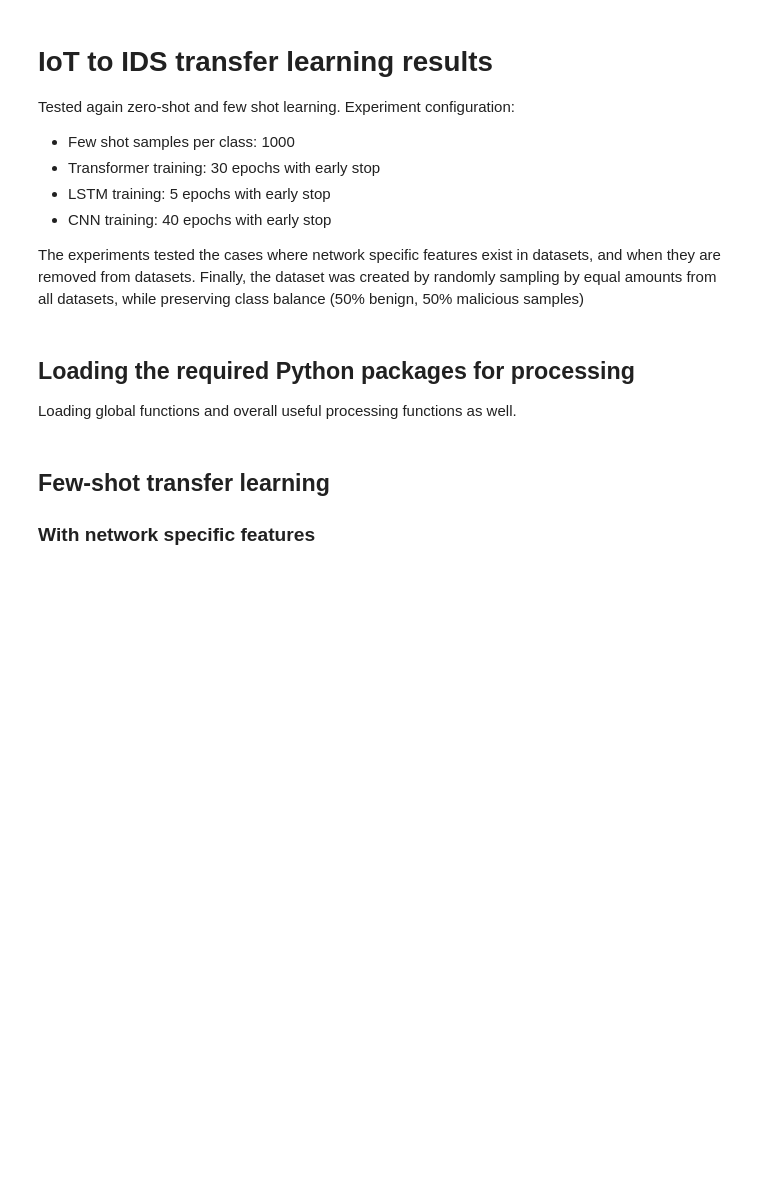
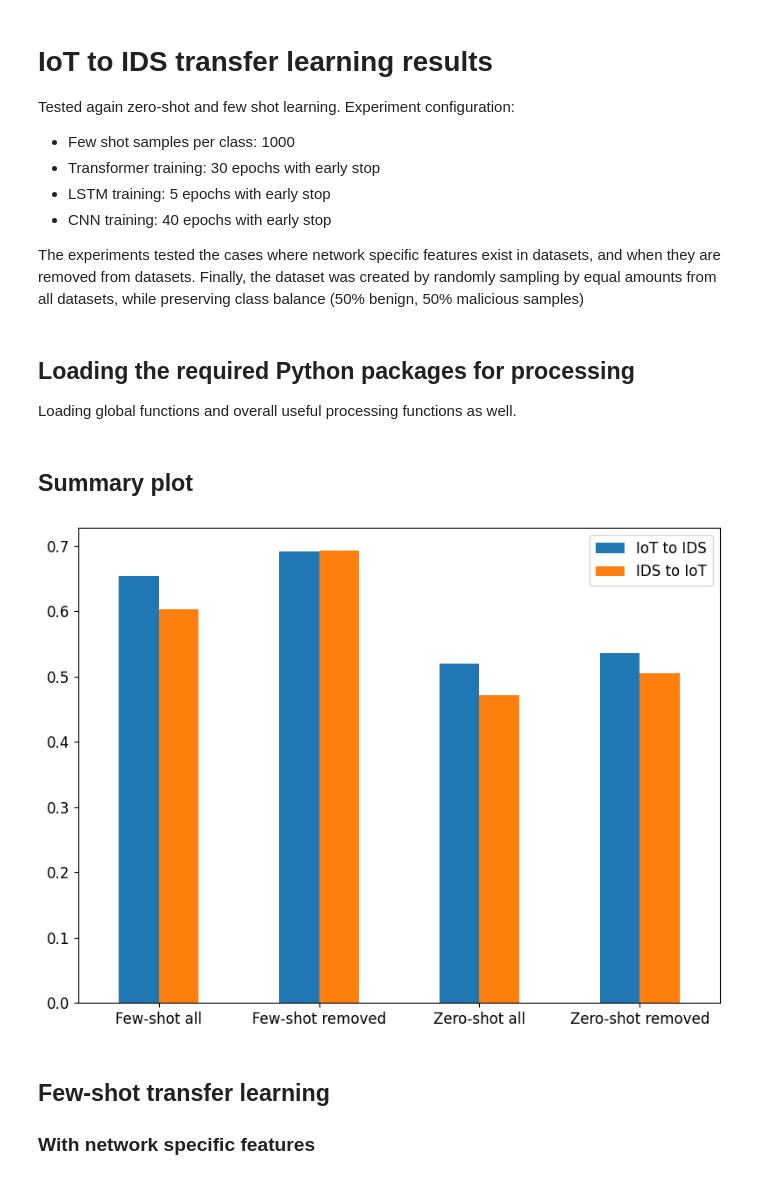
Before and after one commit to thetonk/master-thesis, a Jupyter notebook: notebooks/separate_removed_features/iot-ids-transfer-learning-results.ipynb, the cells around one changed output. Cells and saved outputs as stored; diff of their text form; code cells hidden in the pictures; blank space fills up the shorter version.

Commit message:
add iot-23 data analysis and cross domain TL summary plot

```diff
--- a/notebooks/separate_removed_features/iot-ids-transfer-learning-results.ipynb
+++ b/notebooks/separate_removed_features/iot-ids-transfer-learning-results.ipynb
@@ -19,3 +52,23 @@ RESULTS_DIR = "../../results/reports"
+# %% [markdown]
+## Summary plot
+# %%
+metrics_fs_all_df = create_metrics_df(transformer_fs_all_df, lstm_fs_all_df, cnn_fs_all_df)
+metrics_fs_removed_df = create_metrics_df(transformer_fs_removed_df, lstm_fs_removed_df, cnn_fs_removed_df)
+metrics_zs_all_df = create_metrics_df(transformer_zs_all_df, lstm_zs_all_df, cnn_zs_all_df)
+metrics_zs_removed_df = create_metrics_df(transformer_zs_removed_df, lstm_zs_removed_df, cnn_zs_removed_df)
+
+merged_metrics_df = pd.concat([metrics_fs_all_df.mean(axis=1),
+                               metrics_fs_removed_df.mean(axis=1),
+                               metrics_zs_all_df.mean(axis=1),
+                               metrics_zs_removed_df.mean(axis=1)], axis=1)
+merged_metrics_df = merged_metrics_df.set_axis(["Few-shot all", "Few-shot removed", "Zero-shot all", "Zero-shot removed"], axis=1)
+ax = merged_metrics_df.T.plot(kind='bar', rot=0, figsize=(8,6), fontsize=12)
+ax.legend(loc='best', prop={'size': 12})
+fig = ax.get_figure()
+fig.tight_layout()
+fig.savefig("cross_domain_tl_summary.pdf")
+# %% [output]
+[figure, added]
 # %% [markdown]
 ## Few-shot transfer learning
 ### With network specific features
```
Also changed, not shown: parts of 5 cells of this notebook, 2 other files.
